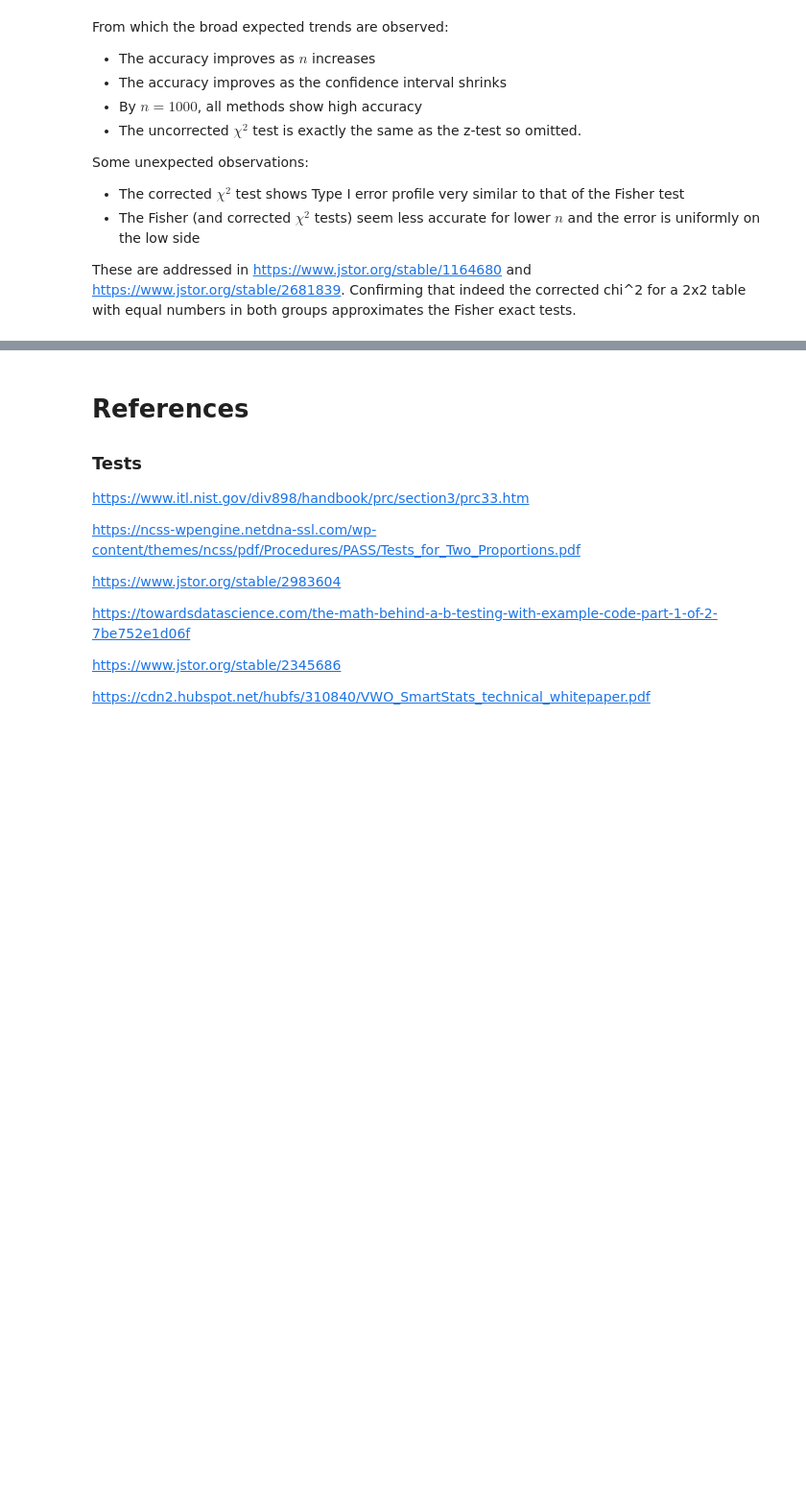
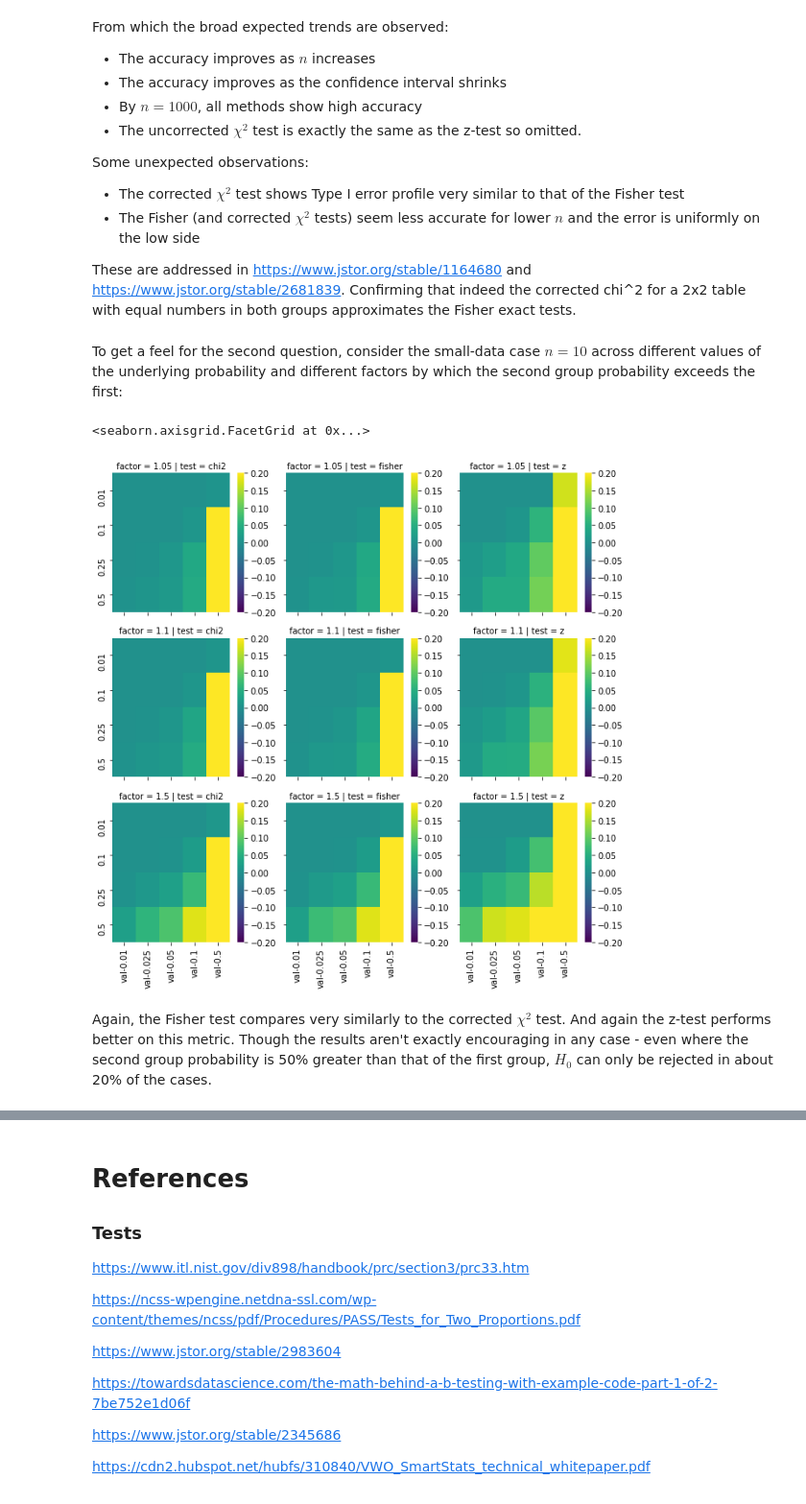
Before and after one commit to mgh35/lab-how_to_ab_test, a Jupyter notebook: notebooks/How to AB Test.ipynb, the cells around one changed output, grey strips where cells are left out. Shown: that part at 96% size. Drawn from its saved outputs; the diff is of its cells as text; code cells hidden in the pictures; blank space fills up the shorter version.

```diff
--- a/notebooks/How to AB Test.ipynb
+++ b/notebooks/How to AB Test.ipynb
@@ -328,3 +315,19 @@ Some unexpected observations:
 * The Fisher (and corrected $\chi^2$ tests) seem less accurate for lower $n$ and the error is uniformly on the low side
 
 These are addressed in https://www.jstor.org/stable/1164680 and https://www.jstor.org/stable/2681839. Confirming that indeed the corrected chi^2 for a 2x2 table with equal numbers in both groups approximates the Fisher exact tests.
+# %% [markdown]
+To get a feel for the second question, consider the small-data case $n = 10$ across different values of the underlying probability and different factors by which the second group probability exceeds the first:
+# %%
+rejections_type2 = pd.concat([
+    validation.rejections(n=10, p1=p, p2=p*factor, n_samples=10000, alphas=[0.5, 0.1, 0.05, 0.025, 0.01], exclude=[]).assign(p=p, factor=factor)
+    for factor in tqdm([1.05, 1.1, 1.5], leave=False)
+    for p in tqdm([0.01, 0.1, 0.25, 0.5], leave=False)
+])
+# %%
+g = sns.FacetGrid(data=rejections_type2, row='factor', col='test')
+g.map_dataframe(validation.rejection_heatmap_by(row='p', col='alpha'))
+# %% [output]
+<seaborn.axisgrid.FacetGrid at 0x...>
+[figure, added]
+# %% [markdown]
+Again, the Fisher test compares very similarly to the corrected $\chi^2$ test. And again the z-test performs better on this metric. Though the results aren't exactly encouraging in any case - even where the second group probability is 50% greater than that of the first group, $H_0$ can only be rejected in about 20% of the cases.
```
Also changed, not shown: parts of 3 cells of this notebook.
